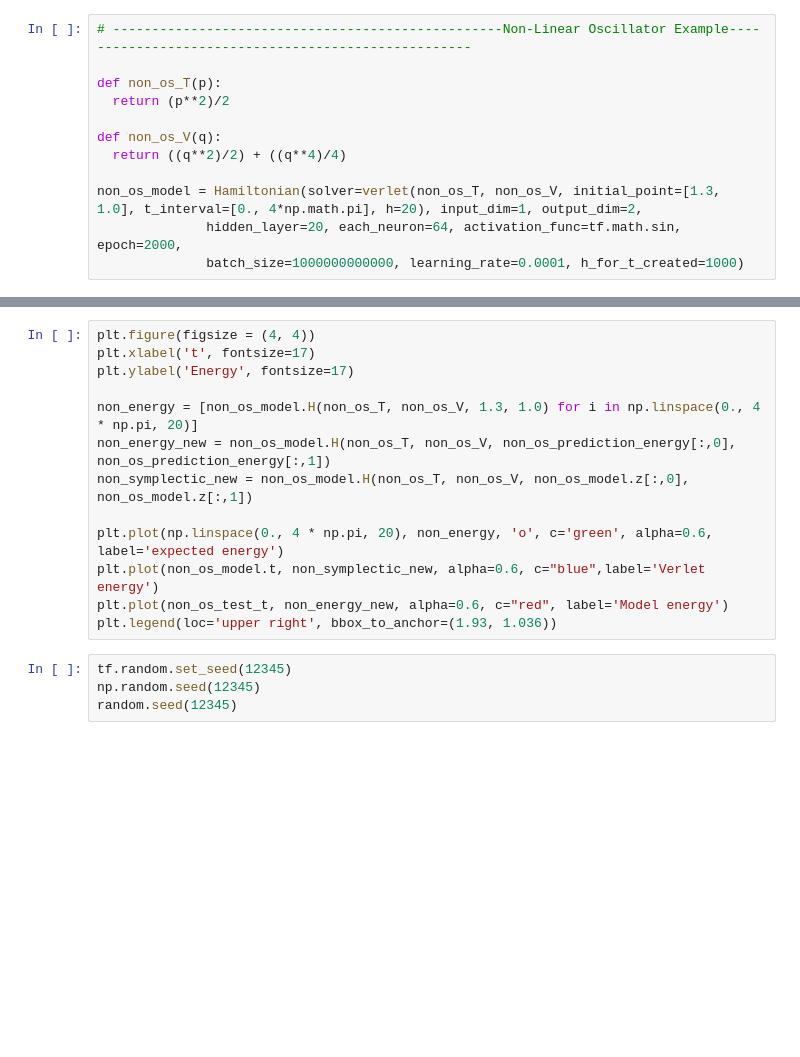
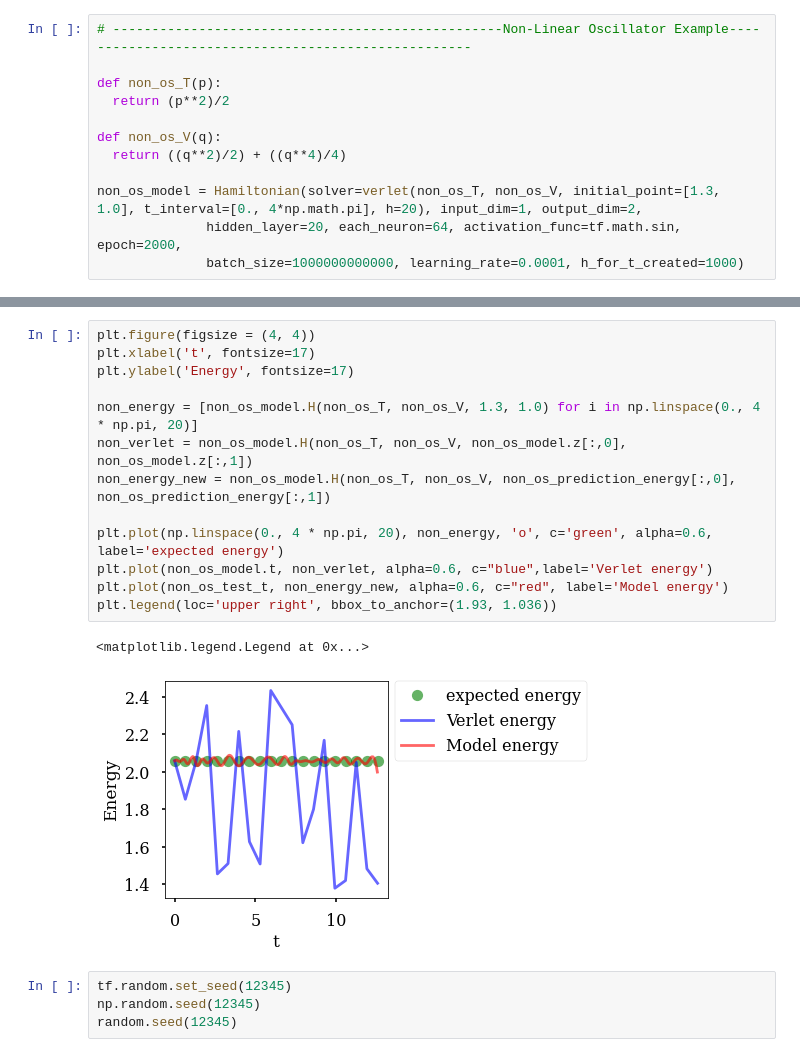
Before and after one commit to tayfununal/solving_hamiltonian_with_deeplearning, a Jupyter notebook: stage.ipynb, the cells around one changed output, grey strips where cells are left out. Saved outputs shown, nothing was run; the diff lists cells and outputs as text; blank space fills up the shorter version.

```diff
--- a/stage.ipynb
+++ b/stage.ipynb
@@ -105,16 +115,19 @@ plt.legend(loc='upper right', bbox_to_anchor=(2.05,1.036))
 # %%
 plt.figure(figsize = (4, 4))
 plt.xlabel('t', fontsize=17)
 plt.ylabel('Energy', fontsize=17)
 
 non_energy = [non_os_model.H(non_os_T, non_os_V, 1.3, 1.0) for i in np.linspace(0., 4 * np.pi, 20)]
+non_verlet = non_os_model.H(non_os_T, non_os_V, non_os_model.z[:,0], non_os_model.z[:,1])
 non_energy_new = non_os_model.H(non_os_T, non_os_V, non_os_prediction_energy[:,0], non_os_prediction_energy[:,1])
-non_symplectic_new = non_os_model.H(non_os_T, non_os_V, non_os_model.z[:,0], non_os_model.z[:,1])
 
 plt.plot(np.linspace(0., 4 * np.pi, 20), non_energy, 'o', c='green', alpha=0.6, label='expected energy')
-plt.plot(non_os_model.t, non_symplectic_new, alpha=0.6, c="blue",label='Verlet energy')
+plt.plot(non_os_model.t, non_verlet, alpha=0.6, c="blue",label='Verlet energy')
 plt.plot(non_os_test_t, non_energy_new, alpha=0.6, c="red", label='Model energy')
 plt.legend(loc='upper right', bbox_to_anchor=(1.93, 1.036))
+# %% [output]
+<matplotlib.legend.Legend at 0x...>
+[figure, added]
 # %%
 tf.random.set_seed(12345)
 np.random.seed(12345)
```
Also changed, not shown: parts of 8 cells of this notebook.
